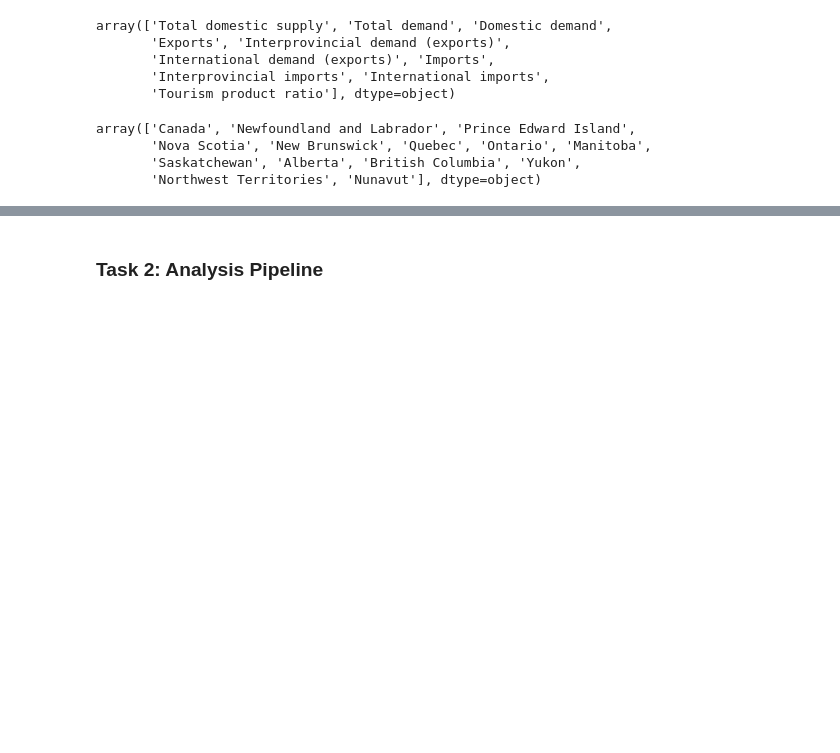
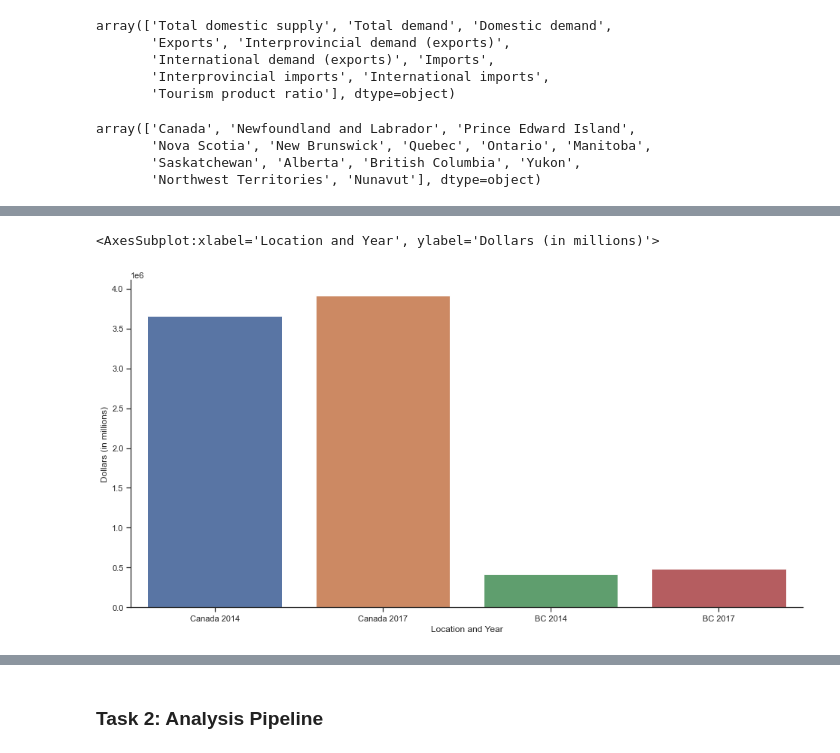
Before and after one commit to data301-2021-winter1/group05-project, a Jupyter notebook: notebooks/analysis1.ipynb, the cells around one changed output, grey strips where cells are left out. Drawn from its saved outputs; the diff is of its cells as text; code cells hidden in the pictures; blank space fills up the shorter version.

```diff
--- a/notebooks/analysis1.ipynb
+++ b/notebooks/analysis1.ipynb
@@ -183,0 +217,11 @@ array(['Canada', 'Newfoundland and Labrador', 'Prince Edward Island',
+# %%
+TotalDomesticSupplyDf = pd.DataFrame([[ 'Canada 2014', 3654954],
+                       ['Canada 2017', 3910989.7],
+                       ['BC 2014', 421110.5],
+                       ['BC 2017', 483396]], columns=['Location and Year', 'Dollars (in millions)'])
+fig, ax = plt.subplots(figsize=(16, 8))
+sns.barplot(data=TotalDomesticSupplyDf, x='Location and Year', y='Dollars (in millions)')
+#find a way to add a title
+# %% [output]
+<AxesSubplot:xlabel='Location and Year', ylabel='Dollars (in millions)'>
+[figure, added]
```
Also changed, not shown: parts of 6 cells of this notebook.
